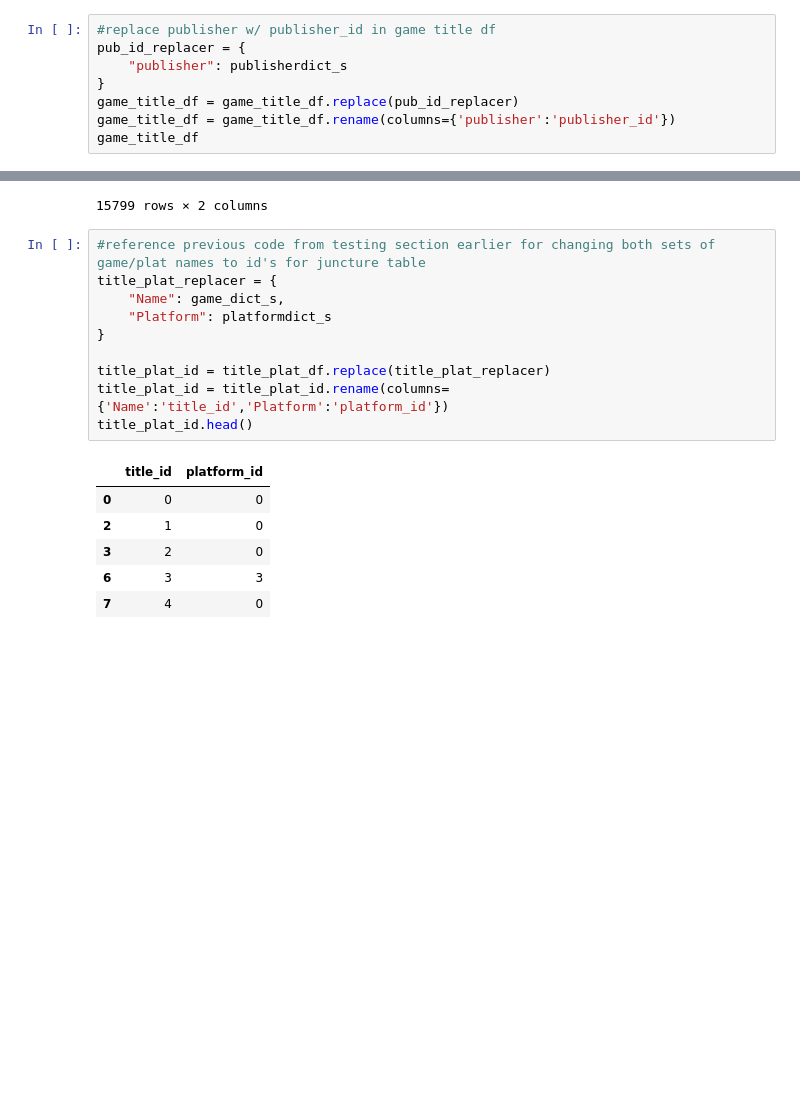
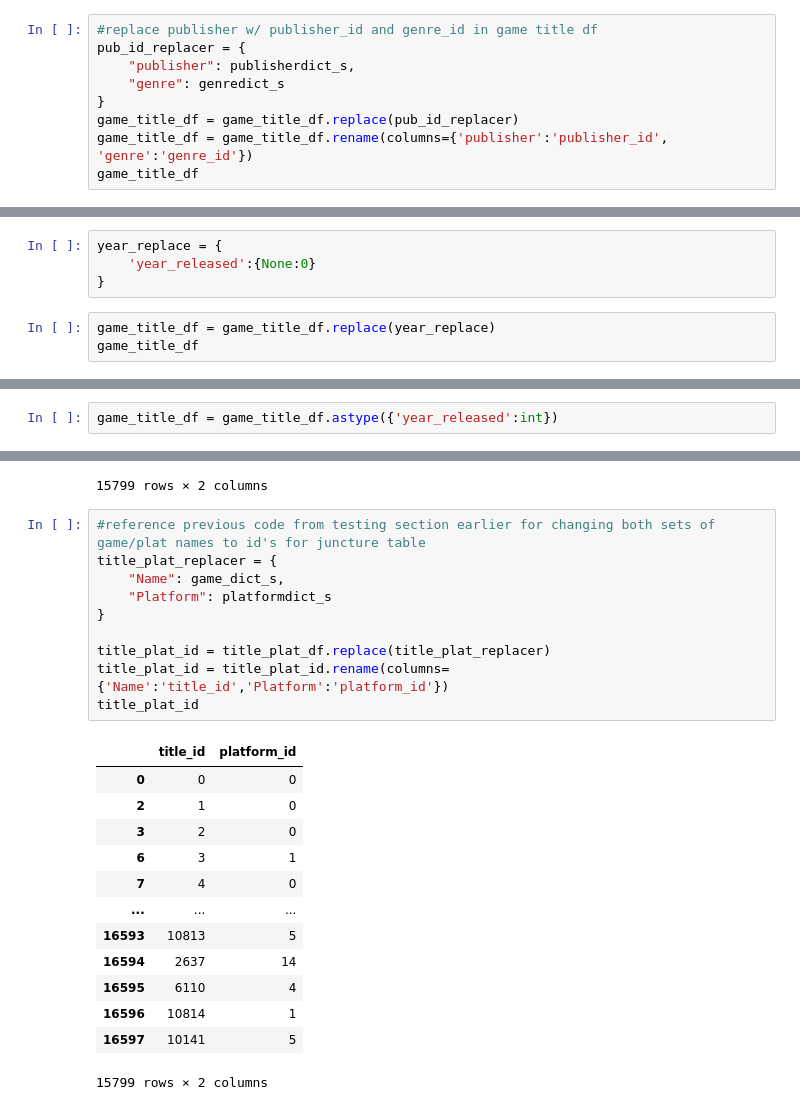
Before and after one commit to LievoisT/ETL-Project, a Jupyter notebook: VG_Table_Transform.ipynb, the cells around one changed output, grey strips where cells are left out. Saved outputs shown, nothing was run; the diff lists cells and outputs as text; blank space fills up the shorter version.

```diff
--- a/VG_Table_Transform.ipynb
+++ b/VG_Table_Transform.ipynb
@@ -197,9 +240,10 @@ publisherdict_s
 # %%
-#replace publisher w/ publisher_id in game title df
+#replace publisher w/ publisher_id and genre_id in game title df
 pub_id_replacer = {
-    "publisher": publisherdict_s
+    "publisher": publisherdict_s,
+    "genre": genredict_s
 }
 game_title_df = game_title_df.replace(pub_id_replacer)
-game_title_df = game_title_df.rename(columns={'publisher':'publisher_id'})
+game_title_df = game_title_df.rename(columns={'publisher':'publisher_id', 'genre':'genre_id'})
 game_title_df
 # %% [output]
@@ -219,0 +278,7 @@ game_title_df
+# %%
+year_replace = {
+    'year_released':{None:0}
+}
+# %%
+game_title_df = game_title_df.replace(year_replace)
+game_title_df
@@ -219,0 +300,2 @@ game_title_df
+# %%
+game_title_df = game_title_df.astype({'year_released':int})
@@ -316,17 +427,24 @@ title_plat_df
 # %%
 #reference previous code from testing section earlier for changing both sets of game/plat names to id's for juncture table
 title_plat_replacer = {
     "Name": game_dict_s,
     "Platform": platformdict_s
 }
 
 title_plat_id = title_plat_df.replace(title_plat_replacer)
 title_plat_id = title_plat_id.rename(columns={'Name':'title_id','Platform':'platform_id'})
-title_plat_id.head()
+title_plat_id
 # %% [output]
 |  | title_id | platform_id |
 | 0 | 0 | 0 |
 | 2 | 1 | 0 |
 | 3 | 2 | 0 |
-| 6 | 3 | 3 |
+| 6 | 3 | 1 |
 | 7 | 4 | 0 |
+| ... | ... | ... |
+| 16593 | 10813 | 5 |
+| 16594 | 2637 | 14 |
+| 16595 | 6110 | 4 |
+| 16596 | 10814 | 1 |
+| 16597 | 10141 | 5 |
+15799 rows × 2 columns
```
Also changed, not shown: parts of 14 cells of this notebook.
